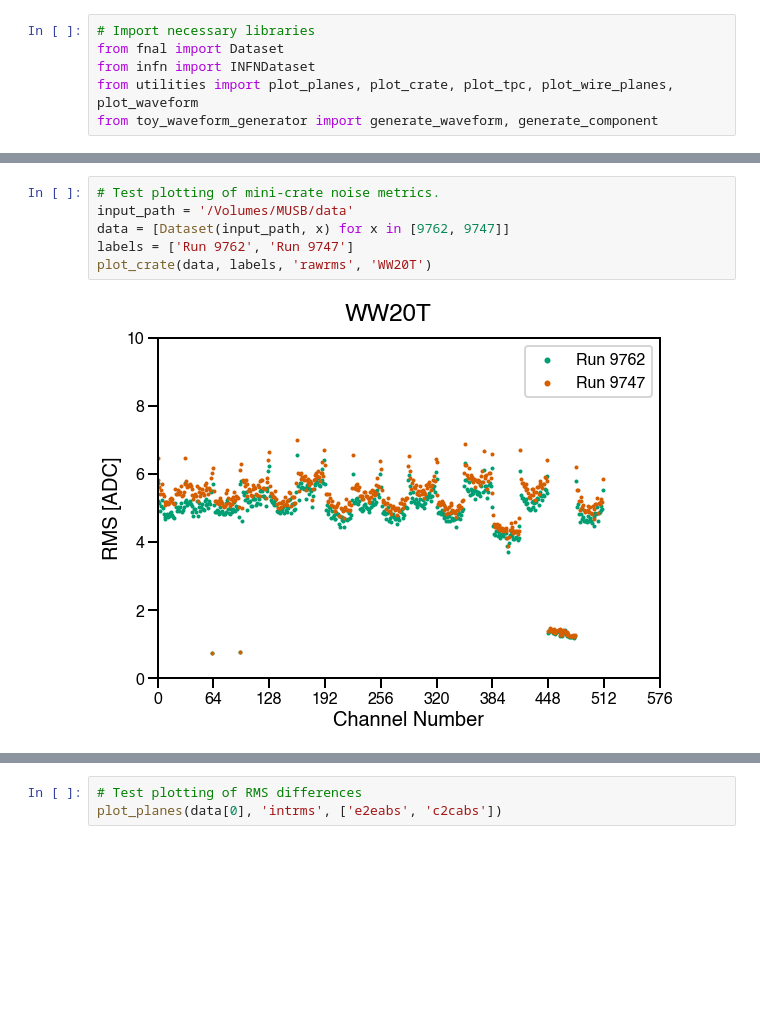
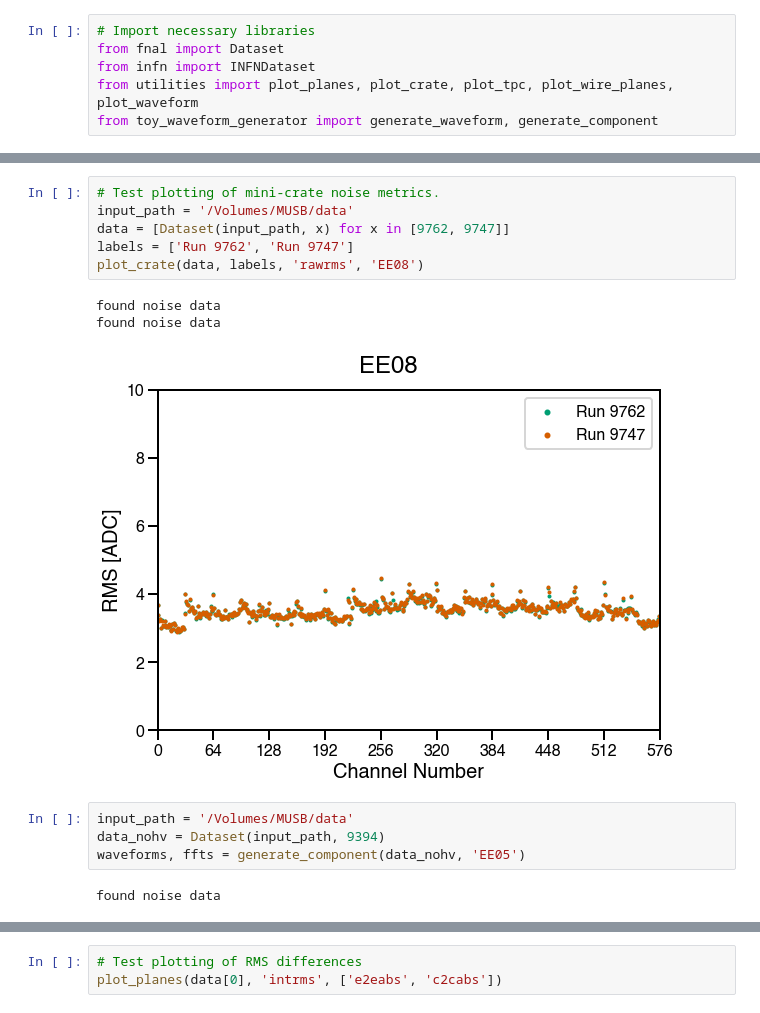
Before and after one commit to justinjmueller/icarus_tpc_analysis, a Jupyter notebook: noise.ipynb, the cells around one changed output, grey strips where cells are left out. Saved outputs shown, nothing was run; the diff lists cells and outputs as text; blank space fills up the shorter version.

Commit message:
Updated demonstrator notebook to include changes after noise data format changes

```diff
--- a/noise.ipynb
+++ b/noise.ipynb
@@ -7,8 +25,16 @@ from toy_waveform_generator import generate_waveform, generate_component
 # %%
 # Test plotting of mini-crate noise metrics.
 input_path = '/Volumes/MUSB/data'
 data = [Dataset(input_path, x) for x in [9762, 9747]]
 labels = ['Run 9762', 'Run 9747']
-plot_crate(data, labels, 'rawrms', 'WW20T')
+plot_crate(data, labels, 'rawrms', 'EE08')
 # %% [output]
+found noise data
+found noise data
-[figure, old version]
+[figure, new version]
+# %%
+input_path = '/Volumes/MUSB/data'
+data_nohv = Dataset(input_path, 9394)
+waveforms, ffts = generate_component(data_nohv, 'EE05')
+# %% [output]
+found noise data
```
Also changed, not shown: parts of 7 cells of this notebook.
